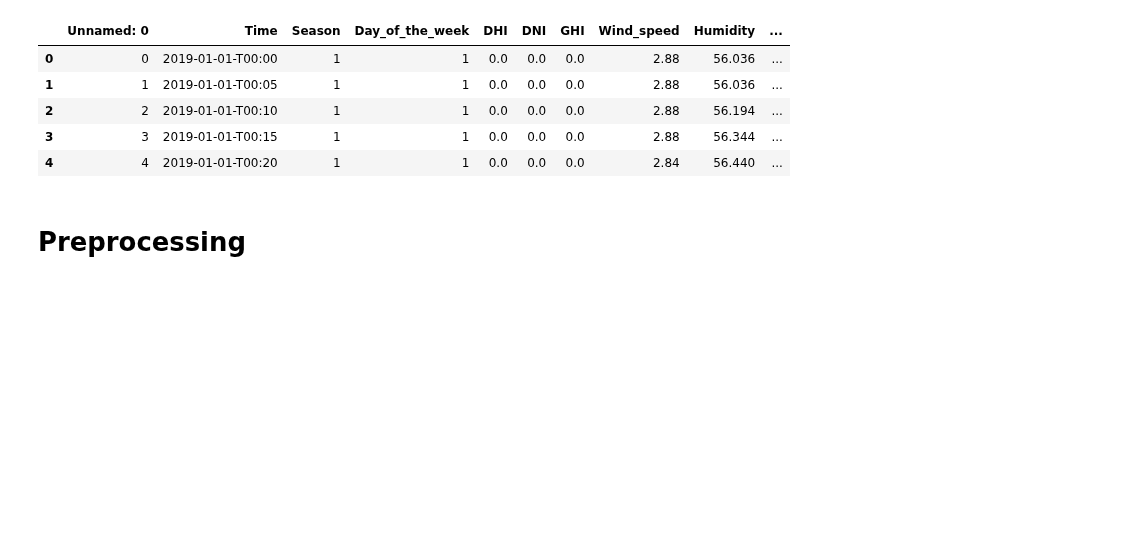
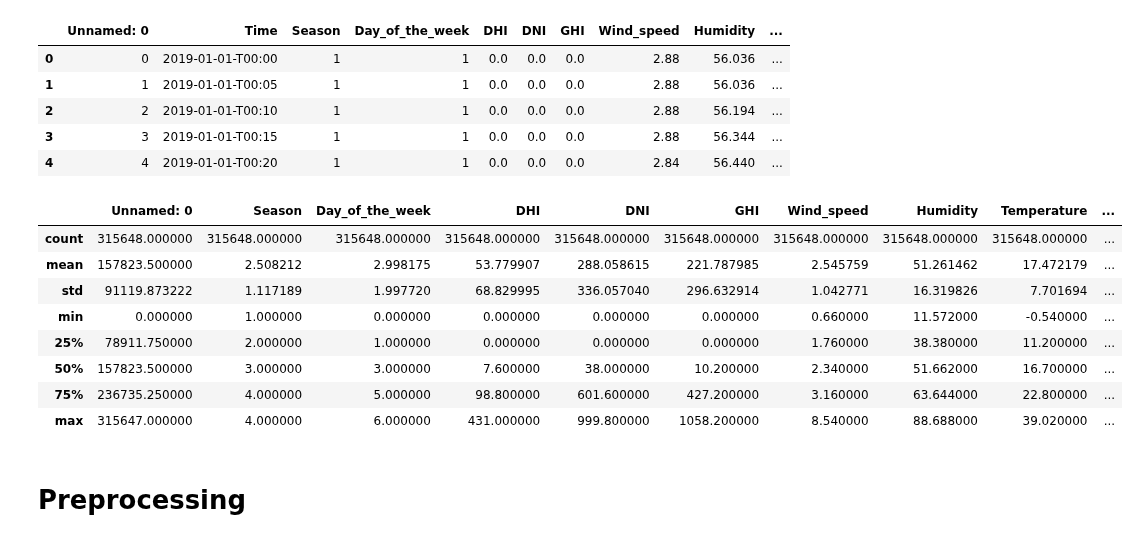
Before and after one commit to chandaluri786/Electricity-Demand-and-Generation-Forecast, a Jupyter notebook: EDA.ipynb, the cells around one changed output. Drawn from its saved outputs; the diff is of its cells as text; code cells hidden in the pictures; blank space fills up the shorter version.

```diff
--- a/EDA.ipynb
+++ b/EDA.ipynb
@@ -19,6 +20,18 @@ df.head()
 | 2 | 2 | 2019-01-01-T00:10 | 1 | 1 | 0.0 | 0.0 | 0.0 | 2.88 | 56.194 | ... |
 | 3 | 3 | 2019-01-01-T00:15 | 1 | 1 | 0.0 | 0.0 | 0.0 | 2.88 | 56.344 | ... |
 | 4 | 4 | 2019-01-01-T00:20 | 1 | 1 | 0.0 | 0.0 | 0.0 | 2.84 | 56.440 | ... |
+# %%
+df.describe()
+# %% [output]
+|  | Unnamed: 0 | Season | Day_of_the_week | DHI | DNI | GHI | Wind_speed | Humidity | Temperature | ... |
+| count | 315648.000000 | 315648.000000 | 315648.000000 | 315648.000000 | 315648.000000 | 315648.000000 | 315648.000000 | 315648.000000 | 315648.000000 | ... |
+| mean | 157823.500000 | 2.508212 | 2.998175 | 53.779907 | 288.058615 | 221.787985 | 2.545759 | 51.261462 | 17.472179 | ... |
+| std | 91119.873222 | 1.117189 | 1.997720 | 68.829995 | 336.057040 | 296.632914 | 1.042771 | 16.319826 | 7.701694 | ... |
+| min | 0.000000 | 1.000000 | 0.000000 | 0.000000 | 0.000000 | 0.000000 | 0.660000 | 11.572000 | -0.540000 | ... |
+| 25% | 78911.750000 | 2.000000 | 1.000000 | 0.000000 | 0.000000 | 0.000000 | 1.760000 | 38.380000 | 11.200000 | ... |
+| 50% | 157823.500000 | 3.000000 | 3.000000 | 7.600000 | 38.000000 | 10.200000 | 2.340000 | 51.662000 | 16.700000 | ... |
+| 75% | 236735.250000 | 4.000000 | 5.000000 | 98.800000 | 601.600000 | 427.200000 | 3.160000 | 63.644000 | 22.800000 | ... |
+| max | 315647.000000 | 4.000000 | 6.000000 | 431.000000 | 999.800000 | 1058.200000 | 8.540000 | 88.688000 | 39.020000 | ... |
 # %% [markdown]
 # Preprocessing
 # %%
```
Also changed, not shown: parts of 14 cells of this notebook, 1 other file.
